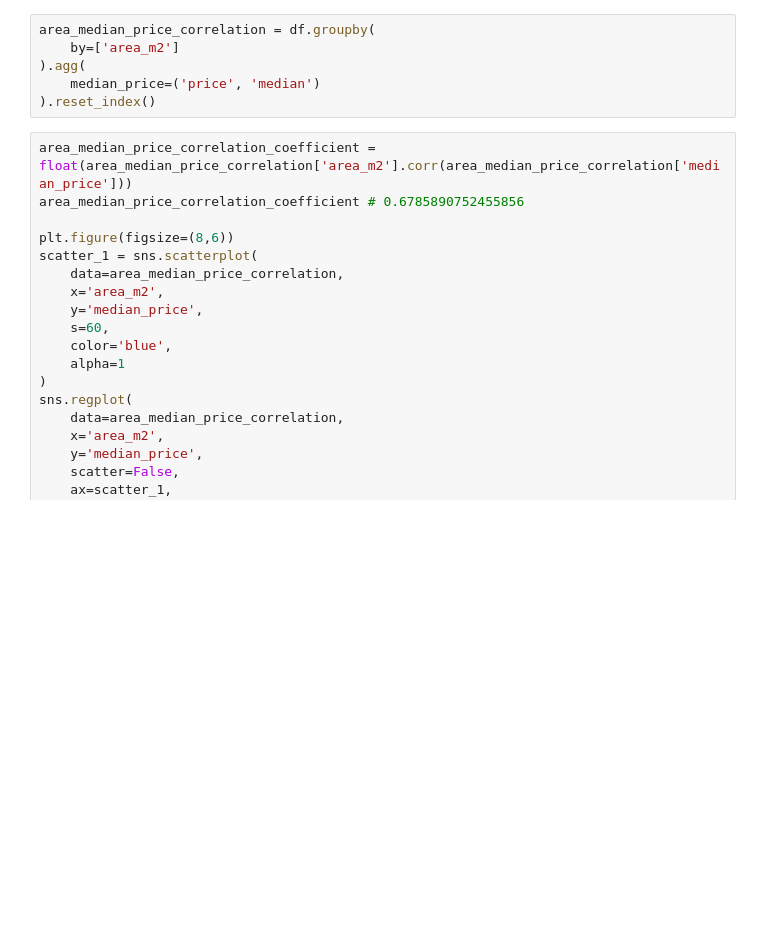
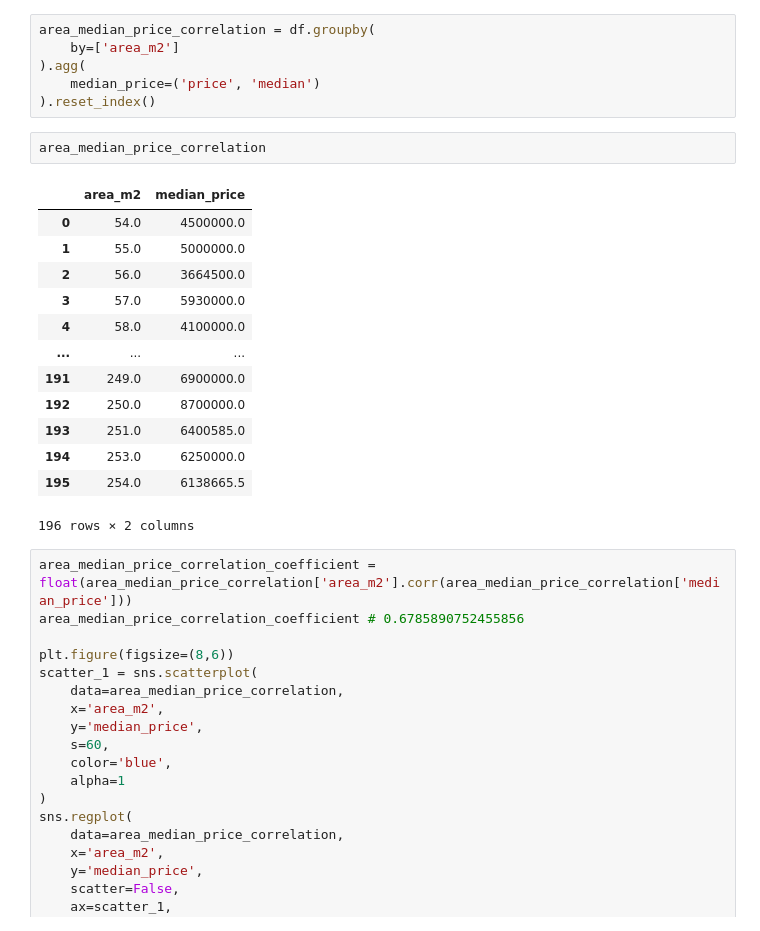
Before and after one commit to Geoshy/Bayut_Egypt_Real_Estate_Website_Data_Analysis_Project, a Jupyter notebook: Jupyter Notebooks/3_Bivariate_Analysis.ipynb, the cells around one changed output. Cells and saved outputs as stored; diff of their text form; blank space fills up the shorter version.

```diff
--- a/Jupyter Notebooks/3_Bivariate_Analysis.ipynb
+++ b/Jupyter Notebooks/3_Bivariate_Analysis.ipynb
@@ -277,6 +278,22 @@ area_median_price_correlation = df.groupby(
 ).agg(
     median_price=('price', 'median')
 ).reset_index()
+# %%
+area_median_price_correlation
+# %% [output]
+|  | area_m2 | median_price |
+| 0 | 54.0 | 4500000.0 |
+| 1 | 55.0 | 5000000.0 |
+| 2 | 56.0 | 3664500.0 |
+| 3 | 57.0 | 5930000.0 |
+| 4 | 58.0 | 4100000.0 |
+| ... | ... | ... |
+| 191 | 249.0 | 6900000.0 |
+| 192 | 250.0 | 8700000.0 |
+| 193 | 251.0 | 6400585.0 |
+| 194 | 253.0 | 6250000.0 |
+| 195 | 254.0 | 6138665.5 |
+196 rows × 2 columns
 # %%
 area_median_price_correlation_coefficient = float(area_median_price_correlation['area_m2'].corr(area_median_price_correlation['median_price']))
 area_median_price_correlation_coefficient # 0.6785890752455856
```
Also changed, not shown: parts of 1 cell of this notebook, 25 other files.
